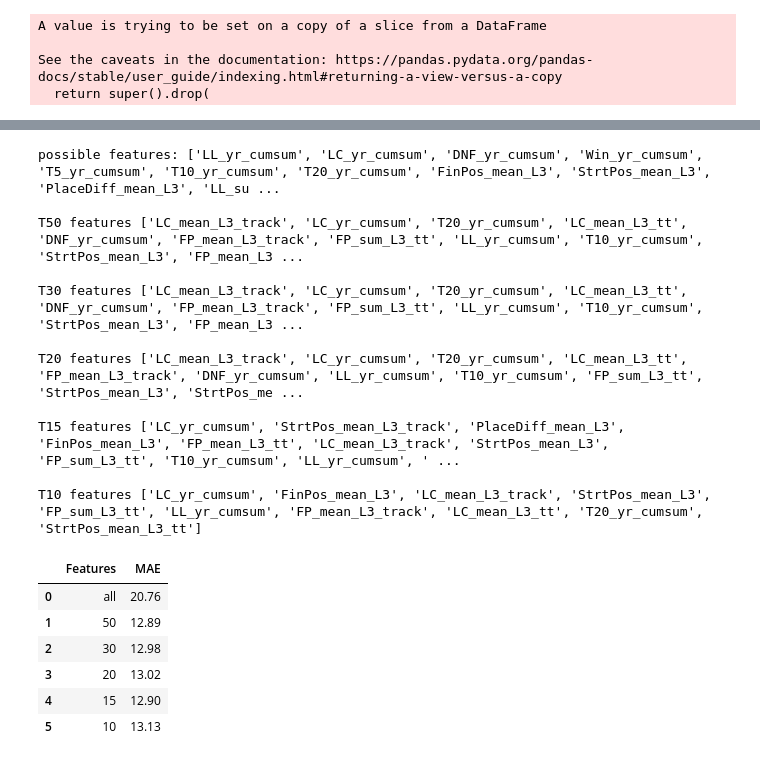
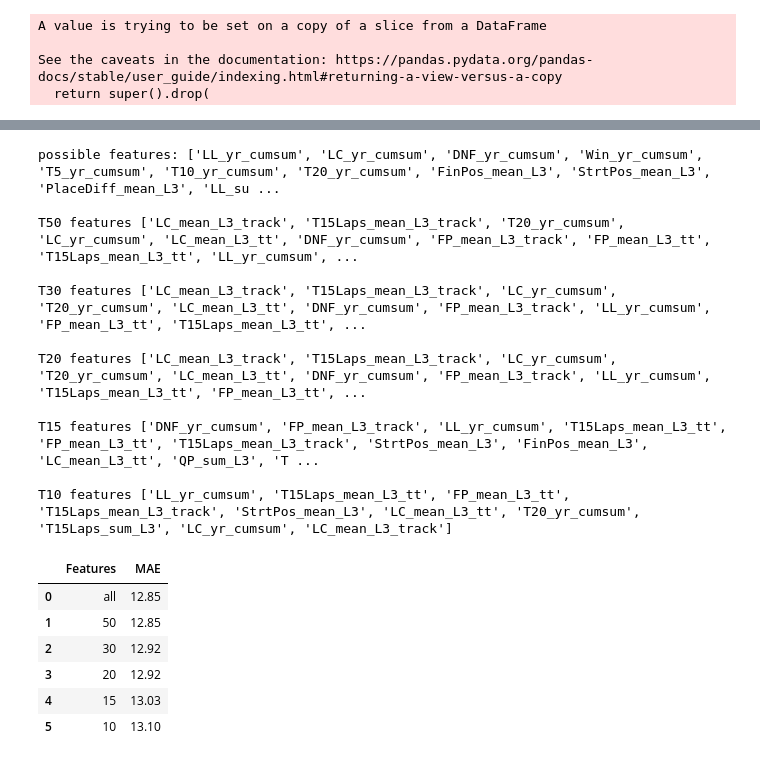
Before and after one commit to gszwabowski/NASCAR_analysis, a Jupyter notebook: P3_NASCAR_pred_FP-RFModel.ipynb, the cells around one changed output, grey strips where cells are left out. Drawn from its saved outputs; the diff is of its cells as text; code cells hidden in the pictures.

```diff
--- a/P3_NASCAR_pred_FP-RFModel.ipynb
+++ b/P3_NASCAR_pred_FP-RFModel.ipynb
@@ -106,7 +164,7 @@ X_test_scaled = ct.transform(X_test)
 
 # convert to pd dataframes
 X_train_scaled = pd.DataFrame(X_train_scaled, columns = X_train.columns)
-X_test_scaled = pd.DataFrame(X_train_scaled, columns = X_test.columns)
+X_test_scaled = pd.DataFrame(X_test_scaled, columns = X_test.columns)
 # %%
 X_train_scaled
 # %% [output]
@@ -163,39 +221,39 @@ print('possible features:', X_train_scaled.columns.tolist(), '\n')
 # Fit model, make predictions with all features
 model.fit(X_train_scaled, Y_train)
 
-preds_all = model.predict(X_test)
+preds_all = model.predict(X_test_scaled)
 
 pdf = pred_df[['Status', 'FP']].copy()
 pdf['Pred_FP_all'] = preds_all
 
 # save the initial model to disk
-filename = 'models/nascar_model_allfeats.pkl'
+filename = 'models/RF_models/nascar_model_allfeats.pkl'
 joblib.dump(model, filename)
 
 # get top 50 features
-dset = pd.DataFrame({'attr':X_train.columns.tolist(),'importance':model.feature_importances_}).sort_values(by='importance', ascending=False).reset_index(drop=True)
+dset = pd.DataFrame({'attr':X_train_scaled.columns.tolist(),'importance':model.feature_importances_}).sort_values(by='importance', ascending=False).reset_index(drop=True)
 attr50 = dset['attr'][0:50].tolist()
 
 # Using Top 50 Features, Find Top 30 Features
-model.fit(X_train[attr50], Y_train)
-dset = pd.DataFrame({'attr':X_train[attr50].columns.tolist(),'importance':model.feature_importances_}).sort_values(by='importance', ascending=False).reset_index(drop=True)
+model.fit(X_train_scaled[attr50], Y_train)
+dset = pd.DataFrame({'attr':X_train_scaled[attr50].columns.tolist(),'importance':model.feature_importances_}).sort_values(by='importance', ascending=False).reset_index(drop=True)
 attr30 = dset['attr'][0:30].tolist()
 
 # Using Top 30 Features, Find Top 20 Features
-model.fit(X_train[attr30], Y_train)
-dset = pd.DataFrame({'attr':X_train[attr30].columns.tolist(),'importance':model.feature_importances_}).sort_values(by='importance', ascending=False).reset_index(drop=True)
+model.fit(X_train_scaled[attr30], Y_train)
+dset = pd.DataFrame({'attr':X_train_scaled[attr30].columns.tolist(),'importance':model.feature_importances_}).sort_values(by='importance', ascending=False).reset_index(drop=True)
 attr20 = dset['attr'][0:20].tolist()
 
 #Perform RFE (recursive feature elimination) using Top 20 Features, To Find Top 15
 rfe_model = RFE(model, n_features_to_select = 15)
-rfe_model.fit(X_train[attr20], Y_train)
-dset = pd.DataFrame({'attr':X_train[attr20].columns.tolist(),'importance':rfe_model.ranking_}).sort_values(by='importance', ascending=False).reset_index(drop=True)
+rfe_model.fit(X_train_scaled[attr20], Y_train)
+dset = pd.DataFrame({'attr':X_train_scaled[attr20].columns.tolist(),'importance':rfe_model.ranking_}).sort_values(by='importance', ascending=False).reset_index(drop=True)
 cols15 = dset[dset['importance']==1]['attr'].tolist()
 
 #Perform RFE using Top 15 Features, To Find Top 10
 rfe_model = RFE(model, n_features_to_select = 10)
-rfe_model.fit(X_train[cols15], Y_train)
-dset = pd.DataFrame({'attr':X_train[cols15].columns.tolist(),'importance':rfe_model.ranking_}).sort_values(by='importance', ascending=False).reset_index(drop=True)
+rfe_model.fit(X_train_scaled[cols15], Y_train)
+dset = pd.DataFrame({'attr':X_train_scaled[cols15].columns.tolist(),'importance':rfe_model.ranking_}).sort_values(by='importance', ascending=False).reset_index(drop=True)
 cols10 = dset[dset['importance']==1]['attr'].tolist()
 
 print('T50 features', attr50, '\n')
@@ -204,29 +262,29 @@ print('T20 features', attr20, '\n')
 print('T15 features',cols15, '\n')
 print('T10 features',cols10, '\n')
 
-model.fit(X_train[attr50], Y_train)
-preds50 = model.predict(X_test[attr50])
-filename = 'models/nascar_model_50feats.pkl'
+model.fit(X_train_scaled[attr50], Y_train)
+preds50 = model.predict(X_test_scaled[attr50])
+filename = 'models/RF_models/nascar_model_50feats.pkl'
 joblib.dump(model, filename)
 
-model.fit(X_train[attr30], Y_train)
-preds30 = model.predict(X_test[attr30])
-filename = 'models/nascar_model_30feats.pkl'
+model.fit(X_train_scaled[attr30], Y_train)
+preds30 = model.predict(X_test_scaled[attr30])
+filename = 'models/RF_models/nascar_model_30feats.pkl'
 joblib.dump(model, filename)
 
-model.fit(X_train[attr20], Y_train)
-preds20 = model.predict(X_test[attr20])
-filename = 'models/nascar_model_20feats.pkl'
+model.fit(X_train_scaled[attr20], Y_train)
+preds20 = model.predict(X_test_scaled[attr20])
+filename = 'models/RF_models/nascar_model_20feats.pkl'
 joblib.dump(model, filename)
 
-model.fit(X_train[cols15], Y_train)
-preds15 = model.predict(X_test[cols15])
-filename = 'models/nascar_model_15feats.pkl'
+model.fit(X_train_scaled[cols15], Y_train)
+preds15 = model.predict(X_test_scaled[cols15])
+filename = 'models/RF_models/nascar_model_15feats.pkl'
 joblib.dump(model, filename)
 
-model.fit(X_train[cols10], Y_train)
-preds10 = model.predict(X_test[cols10])
-filename = 'models/nascar_model_10feats.pkl'
+model.fit(X_train_scaled[cols10], Y_train)
+preds10 = model.predict(X_test_scaled[cols10])
+filename = 'models/RF_models/nascar_model_10feats.pkl'
 joblib.dump(model, filename)
 
 
@@ -234,42 +292,42 @@ pdf['Pred_FP_50'] = preds50
 pdf['Pred_FP_30'] = preds30
 pdf['Pred_FP_20'] = preds20
 pdf['Pred_FP_15'] = preds15
 pdf['Pred_FP_10'] = preds10
 
-pdf.to_csv('predictions_50_30_20_15_10.csv')
+pdf.to_csv('models/predictions_RF_50_30_20_15_10.csv')
 
 feature_sets = ['all', '50', '30', '20', '15', '10']
 
 mae_values = [
     "{:.2f}".format(mean_absolute_error(Y_test, preds_all)),
     "{:.2f}".format(mean_absolute_error(Y_test, preds50)),
     "{:.2f}".format(mean_absolute_error(Y_test, preds30)),
     "{:.2f}".format(mean_absolute_error(Y_test, preds20)),
     "{:.2f}".format(mean_absolute_error(Y_test, preds15)),
     "{:.2f}".format(mean_absolute_error(Y_test, preds10))
 ]
 
 results_df = pd.DataFrame({'Features' : feature_sets, 'MAE' : mae_values})
 
 results_df.style.hide_index()
 results_df.to_clipboard()
 display(results_df)
 # %% [output]
 possible features: ['LL_yr_cumsum', 'LC_yr_cumsum', 'DNF_yr_cumsum', 'Win_yr_cumsum', 'T5_yr_cumsum', 'T10_yr_cumsum', 'T20_yr_cumsum', 'FinPos_mean_L3', 'StrtPos_mean_L3', 'PlaceDiff_mean_L3', 'LL_su ...
 
-T50 features ['LC_mean_L3_track', 'LC_yr_cumsum', 'T20_yr_cumsum', 'LC_mean_L3_tt', 'DNF_yr_cumsum', 'FP_mean_L3_track', 'FP_sum_L3_tt', 'LL_yr_cumsum', 'T10_yr_cumsum', 'StrtPos_mean_L3', 'FP_mean_L3 ...
+T50 features ['LC_mean_L3_track', 'T15Laps_mean_L3_track', 'T20_yr_cumsum', 'LC_yr_cumsum', 'LC_mean_L3_tt', 'DNF_yr_cumsum', 'FP_mean_L3_track', 'FP_mean_L3_tt', 'T15Laps_mean_L3_tt', 'LL_yr_cumsum', ...
 
-T30 features ['LC_mean_L3_track', 'LC_yr_cumsum', 'T20_yr_cumsum', 'LC_mean_L3_tt', 'DNF_yr_cumsum', 'FP_mean_L3_track', 'FP_sum_L3_tt', 'LL_yr_cumsum', 'T10_yr_cumsum', 'StrtPos_mean_L3', 'FP_mean_L3 ...
+T30 features ['LC_mean_L3_track', 'T15Laps_mean_L3_track', 'LC_yr_cumsum', 'T20_yr_cumsum', 'LC_mean_L3_tt', 'DNF_yr_cumsum', 'FP_mean_L3_track', 'LL_yr_cumsum', 'FP_mean_L3_tt', 'T15Laps_mean_L3_tt', ...
 
-T20 features ['LC_mean_L3_track', 'LC_yr_cumsum', 'T20_yr_cumsum', 'LC_mean_L3_tt', 'FP_mean_L3_track', 'DNF_yr_cumsum', 'LL_yr_cumsum', 'T10_yr_cumsum', 'FP_sum_L3_tt', 'StrtPos_mean_L3', 'StrtPos_me ...
+T20 features ['LC_mean_L3_track', 'T15Laps_mean_L3_track', 'LC_yr_cumsum', 'T20_yr_cumsum', 'LC_mean_L3_tt', 'DNF_yr_cumsum', 'FP_mean_L3_track', 'LL_yr_cumsum', 'T15Laps_mean_L3_tt', 'FP_mean_L3_tt', ...
 
-T15 features ['LC_yr_cumsum', 'StrtPos_mean_L3_track', 'PlaceDiff_mean_L3', 'FinPos_mean_L3', 'FP_mean_L3_tt', 'LC_mean_L3_track', 'StrtPos_mean_L3', 'FP_sum_L3_tt', 'T10_yr_cumsum', 'LL_yr_cumsum', ' ...
+T15 features ['DNF_yr_cumsum', 'FP_mean_L3_track', 'LL_yr_cumsum', 'T15Laps_mean_L3_tt', 'FP_mean_L3_tt', 'T15Laps_mean_L3_track', 'StrtPos_mean_L3', 'FinPos_mean_L3', 'LC_mean_L3_tt', 'QP_sum_L3', 'T ...
 
-T10 features ['LC_yr_cumsum', 'FinPos_mean_L3', 'LC_mean_L3_track', 'StrtPos_mean_L3', 'FP_sum_L3_tt', 'LL_yr_cumsum', 'FP_mean_L3_track', 'LC_mean_L3_tt', 'T20_yr_cumsum', 'StrtPos_mean_L3_tt']
+T10 features ['LL_yr_cumsum', 'T15Laps_mean_L3_tt', 'FP_mean_L3_tt', 'T15Laps_mean_L3_track', 'StrtPos_mean_L3', 'LC_mean_L3_tt', 'T20_yr_cumsum', 'T15Laps_sum_L3', 'LC_yr_cumsum', 'LC_mean_L3_track']
 |  | Features | MAE |
-| 0 | all | 20.76 |
-| 1 | 50 | 12.89 |
-| 2 | 30 | 12.98 |
-| 3 | 20 | 13.02 |
-| 4 | 15 | 12.90 |
-| 5 | 10 | 13.13 |
+| 0 | all | 12.85 |
+| 1 | 50 | 12.85 |
+| 2 | 30 | 12.92 |
+| 3 | 20 | 12.92 |
+| 4 | 15 | 13.03 |
+| 5 | 10 | 13.10 |
```
Also changed, not shown: parts of 15 cells of this notebook, 23 other files.
